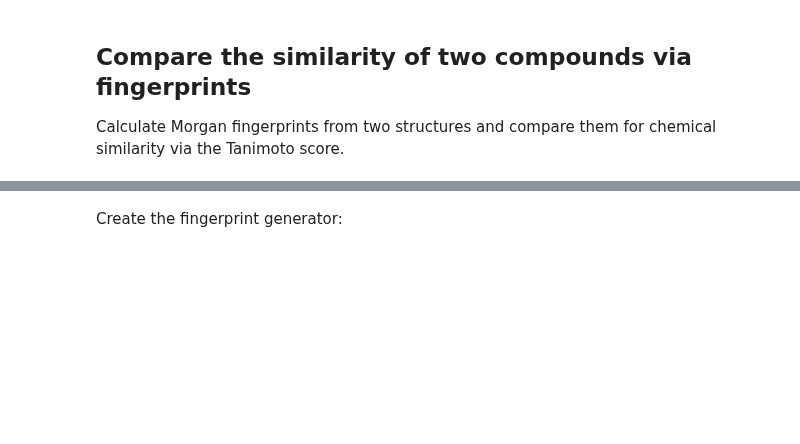
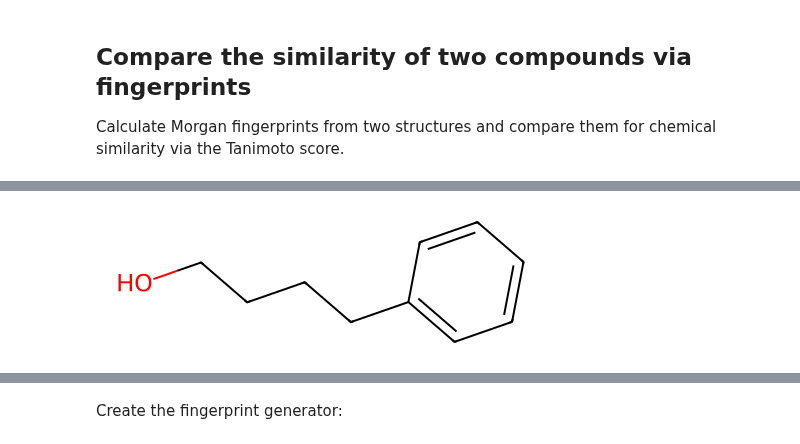
Before and after one commit to shiziyao/ChemicalDataScience103, a Jupyter notebook: lectures/session12/materials/fingerprints.ipynb, the cells around one changed output, grey strips where cells are left out. Drawn from its saved outputs; the diff is of its cells as text; code cells hidden in the pictures; blank space fills up the shorter version.

```diff
--- a/lectures/session12/materials/fingerprints.ipynb
+++ b/lectures/session12/materials/fingerprints.ipynb
@@ -10,0 +15,4 @@ mol2 = Chem.MolFromSmiles("c1ccccc1CCCCO")
+# %%
+mol2
+# %% [output]
+[figure, added]
```
Also changed, not shown: parts of 8 cells of this notebook, 1 other file.
